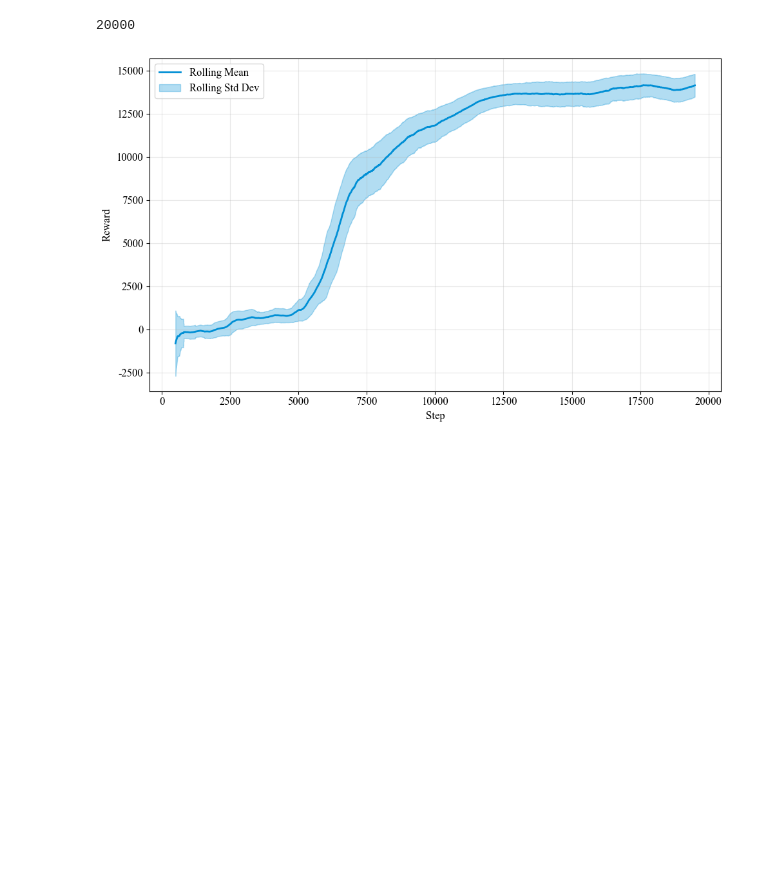
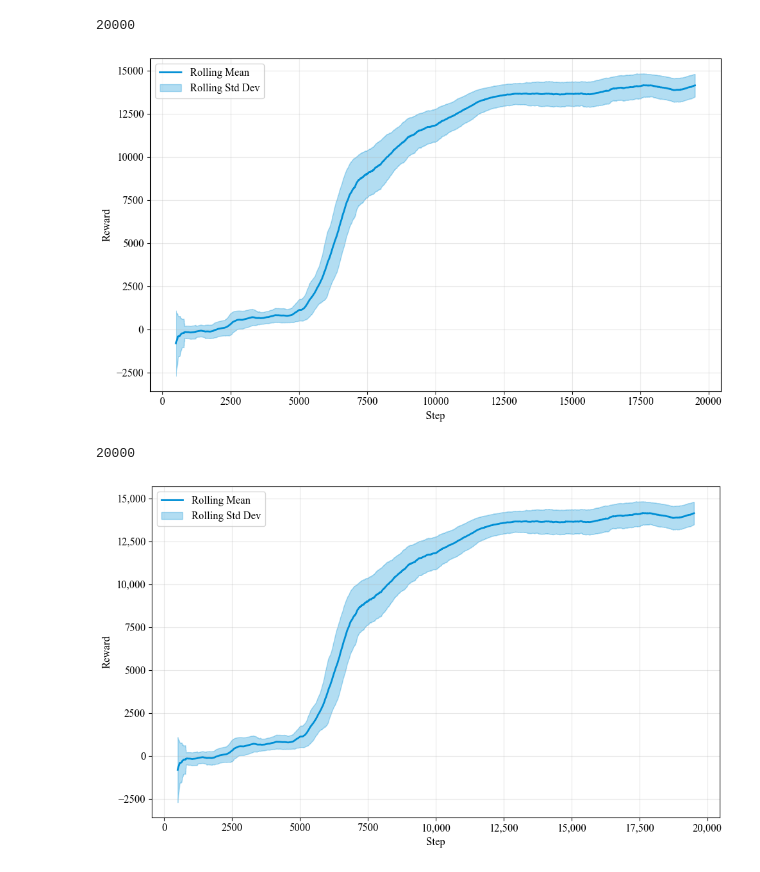
Before and after one commit to EllencePeng/Aerospace-RL-Flexible-Spacecraft, a Jupyter notebook: Flex_TD3_A0_Evaluate.ipynb, the cells around one changed output. Cells and saved outputs as stored; diff of their text form; code cells hidden in the pictures; blank space fills up the shorter version.

Commit message:
Update evaluation notebooks, figures, and flex_utils

```diff
--- a/Flex_TD3_A0_Evaluate.ipynb
+++ b/Flex_TD3_A0_Evaluate.ipynb
@@ -580,3 +582,75 @@ plt.show()
 # %% [output]
 20000
 [figure]
+# %%
+import pandas as pd
+import matplotlib.pyplot as plt
+import numpy as np
+import os
+from matplotlib.ticker import FuncFormatter
+
+# Read numpy arrays
+# Assume save_path is already defined
+# save_path = 'your_path_here'
+return_list = np.load(os.path.join(save_path, 'return_list.npy'))
+print(len(return_list))
+# Create DataFrame (if return_list is a 1-D array)
+# Assume return_list contains cumulative reward per episode
+df = pd.DataFrame({
+    'Step': np.arange(len(return_list)),  # Create step index
+    'Value': return_list                   # Use return_list as values
+})
+
+# 1-D array handling (original code logic)
+mean_values = df['Value']
+steps = df['Step']
+
+# Create chart
+plt.figure(figsize=(10, 6))
+
+# Plot moving average curve
+#plt.plot(steps, mean_values, linestyle='-', linewidth=2, color='blue', label='Reward')
+
+# Show sliding window variance region if needed
+window_size = max(1, len(mean_values) // 20)  # Set window size to 5% of total length
+if window_size > 1:
+    # Compute moving average and std dev
+    rolling_mean = mean_values.rolling(window=window_size, center=True).mean()
+    rolling_std = mean_values.rolling(window=window_size, center=True).std()
+
+    # Plot moving average
+    plt.plot(steps, rolling_mean, linestyle='-', linewidth=2, color='#008FD5', label='Rolling Mean')
+
+    # Plot variance region
+    plt.fill_between(steps,
+                        rolling_mean - rolling_std,
+                        rolling_mean + rolling_std,
+                        alpha=0.3, color='#008FD5', label='Rolling Std Dev')
+
+plt.xlabel('Step')
+plt.ylabel('Reward')
+# plt.title('Reward History with Variance')
+plt.grid(True, alpha=0.3)
+plt.legend()
+plt.tight_layout()
+
+# ---- 修改刻度标签格式 ----
+def format_ticks(x, pos):
+    # 对绝对值 ≥ 10000 的数字添加千位分隔符，否则保持原样（整数形式）
+    if abs(x) >= 10000:
+        s = f'{x:,.0f}'        # 会自动添加逗号，负号仍是 '-'
+    else:
+        s = f'{x:.0f}'          # 不加逗号，保留整数
+    # 将连字符替换为减号 (U+2212)
+    s = s.replace('-', '−')
+    return s
+
+ax = plt.gca()
+ax.xaxis.set_major_formatter(FuncFormatter(format_ticks))
+ax.yaxis.set_major_formatter(FuncFormatter(format_ticks))
+
+# Show chart
+plt.show()
+# %% [output]
+20000
+[figure, added]
```
Also changed, not shown: parts of 1 cell of this notebook, 14 other files.
